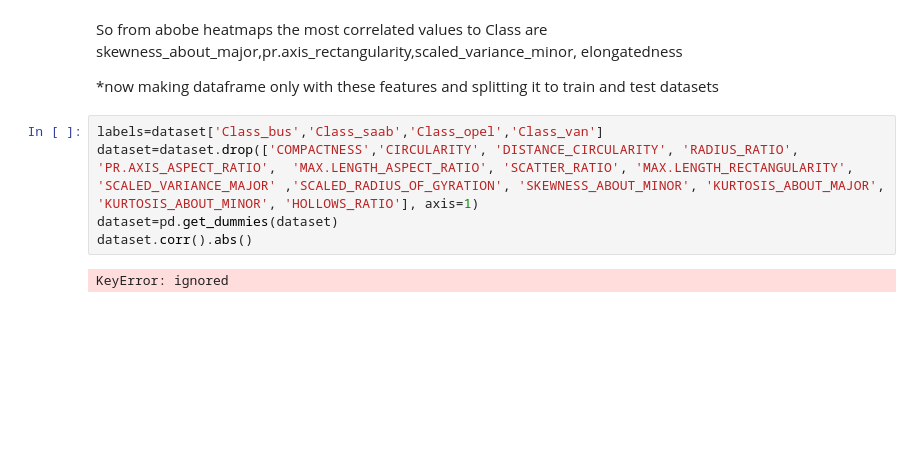
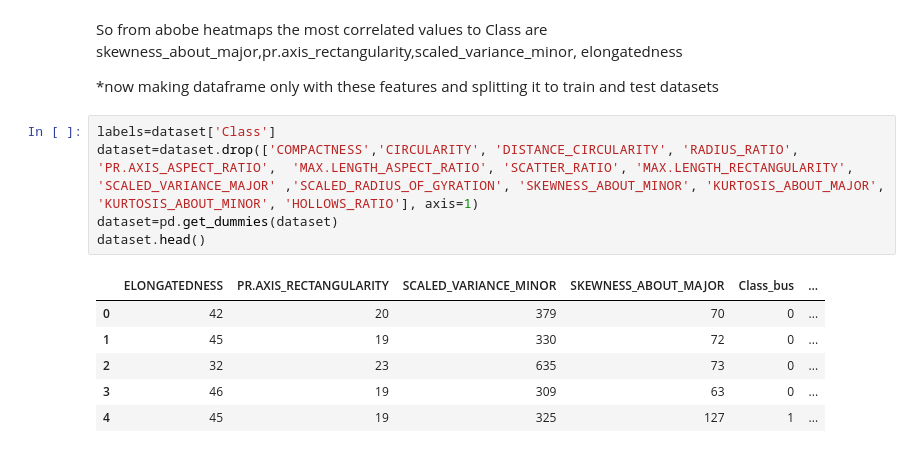
Before and after one commit to mozilla/PRESC, a Jupyter notebook: dev/silvererudite_task2/PRESC_startuptask.ipynb, the cells around one changed output. Drawn from its saved outputs; the diff is of its cells as text; blank space fills up the shorter version.

```diff
--- a/dev/silvererudite_task2/PRESC_startuptask.ipynb
+++ b/dev/silvererudite_task2/PRESC_startuptask.ipynb
@@ -113,9 +131,14 @@ So from abobe heatmaps the most correlated values to Class are skewness_about_ma
 
 *now making dataframe only with these features and splitting it to train and test datasets
 # %%
-labels=dataset['Class_bus','Class_saab','Class_opel','Class_van']
+labels=dataset['Class']
 dataset=dataset.drop(['COMPACTNESS','CIRCULARITY', 'DISTANCE_CIRCULARITY', 'RADIUS_RATIO', 'PR.AXIS_ASPECT_RATIO',  'MAX.LENGTH_ASPECT_RATIO', 'SCATTER_RATIO', 'MAX.LENGTH_RECTANGULARITY', 'SCALED_VARIANCE_MAJOR' ,'SCALED_RADIUS_OF_GYRATION', 'SKEWNESS_ABOUT_MINOR', 'KURTOSIS_ABOUT_MAJOR', 'KURTOSIS_ABOUT_MINOR', 'HOLLOWS_RATIO'], axis=1)
 dataset=pd.get_dummies(dataset)
-dataset.corr().abs()
+dataset.head()
 # %% [output]
-KeyError: ignored
+|  | ELONGATEDNESS | PR.AXIS_RECTANGULARITY | SCALED_VARIANCE_MINOR | SKEWNESS_ABOUT_MAJOR | Class_bus | ... |
+| 0 | 42 | 20 | 379 | 70 | 0 | ... |
+| 1 | 45 | 19 | 330 | 72 | 0 | ... |
+| 2 | 32 | 23 | 635 | 73 | 0 | ... |
+| 3 | 46 | 19 | 309 | 63 | 0 | ... |
+| 4 | 45 | 19 | 325 | 127 | 1 | ... |
```
Also changed, not shown: parts of 13 cells of this notebook.
